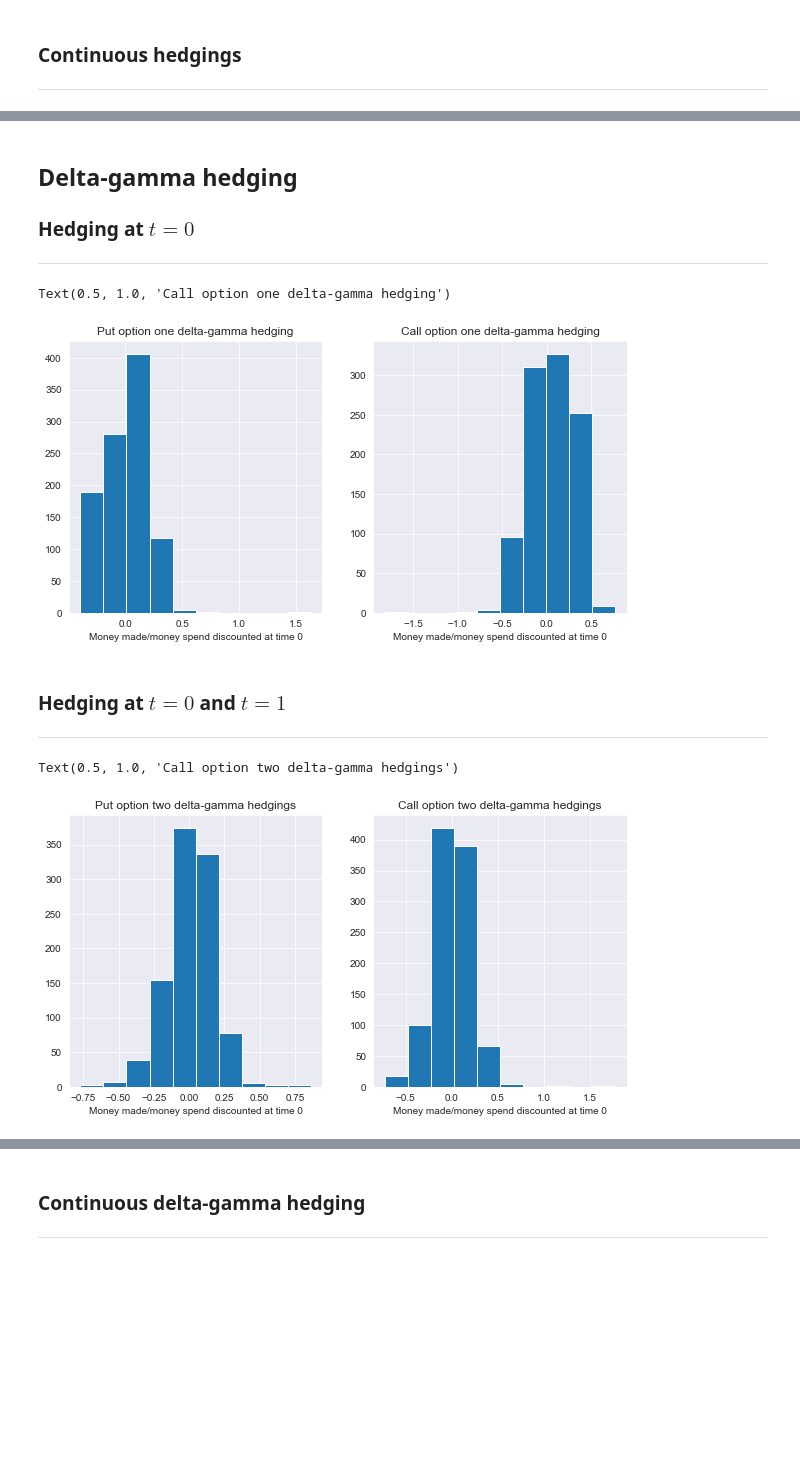
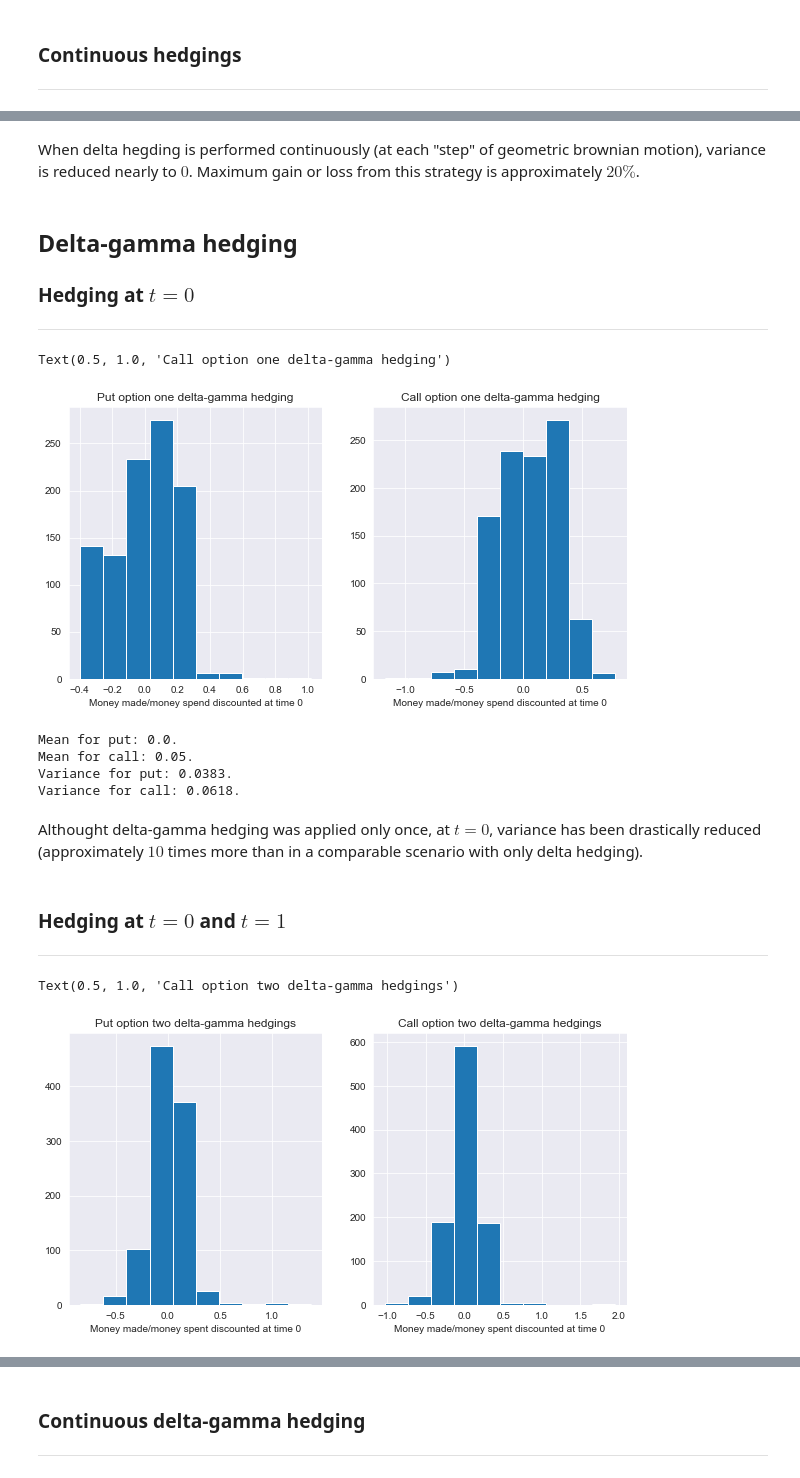
Before and after one commit to martyna-B/Computational_finance, a Jupyter notebook: List 1/List 1.ipynb, the cells around one changed output, grey strips where cells are left out. Saved outputs shown, nothing was run; the diff lists cells and outputs as text; code cells hidden in the pictures; blank space fills up the shorter version.

```diff
--- a/List 1/List 1.ipynb
+++ b/List 1/List 1.ipynb
@@ -35,7 +35,7 @@ Repeat the simulations for different rehedging frequency
 # %%
 class GBM():
 
-    def __init__(self, sigma, mu, S0, T=2, dt=0.01, real_data=False):
+    def __init__(self, sigma, mu, S0, T=2, dt=0.01):
 
         self.sigma = sigma
         self.mu = mu
@@ -162,10 +127,10 @@ df.sigma
 
 K = 110
 r = 0.04
-value_put_no_hedge = np.zeros(1000)
-value_call_no_hedge = np.zeros(1000)
+value_put_no_hedge = np.zeros(10000)
+value_call_no_hedge = np.zeros(10000)
 
-for mcs in np.arange(1000):
+for mcs in np.arange(10000):
     gbm = GBM(0.2, 0.04, 100)
 
     option_market_put = Option(K, gbm, "put")
@@ -312,3 +315,5 @@ Text(0.5, 1.0, 'Call option hedgings continuously')
+# %% [markdown]
+When delta hegding is performed continuously (at each "step" of geometric brownian motion), variance is reduced nearly to $0$. Maximum gain or loss from this strategy is approximately $20\%$.
 # %% [markdown]
 ## Delta-gamma hedging
 
@@ -356,7 +361,17 @@ ax2.set_xlabel("Money made/money spend discounted at time 0")
 ax2.set_title("Call option one delta-gamma hedging")
 # %% [output]
 Text(0.5, 1.0, 'Call option one delta-gamma hedging')
-[figure, old version]
+[figure, new version]
+# %%
+print(f'Mean for put: {np.round(np.mean(value_put_one_hedge_dg), 2)}.\nMean for call: {np.round(np.mean(value_call_one_hedge_dg), 2)}.')
+print(f'Variance for put: {np.round(np.var(value_put_one_hedge_dg), 4)}.\nVariance for call: {np.round(np.var(value_call_one_hedge_dg), 4)}.')
+# %% [output]
+Mean for put: 0.0.
+Mean for call: 0.05.
+Variance for put: 0.0383.
+Variance for call: 0.0618.
+# %% [markdown]
+Althought delta-gamma hedging was applied only once, at $t=0$, variance has been drastically reduced (approximately $10$ times more than in a comparable scenario with only delta hedging).
 # %% [markdown]
 ### Hedging at $t=0$ and $t=1$
 ___________________
@@ -408,12 +423,12 @@ for mcs in np.arange(1000):
 # %%
 fig, (ax1, ax2) = plt.subplots(1, 2, figsize=(10,5))
 ax1.hist(value_put_two_hedge_dg)
-ax1.set_xlabel("Money made/money spend discounted at time 0")
+ax1.set_xlabel("Money made/money spent discounted at time 0")
 ax1.set_title("Put option two delta-gamma hedgings")
 
 ax2.hist(value_call_two_hedge_dg)
-ax2.set_xlabel("Money made/money spend discounted at time 0")
+ax2.set_xlabel("Money made/money spent discounted at time 0")
 ax2.set_title("Call option two delta-gamma hedgings")
 # %% [output]
 Text(0.5, 1.0, 'Call option two delta-gamma hedgings')
-[figure, old version]
+[figure, new version]
```
Also changed, not shown: parts of 19 cells of this notebook.
